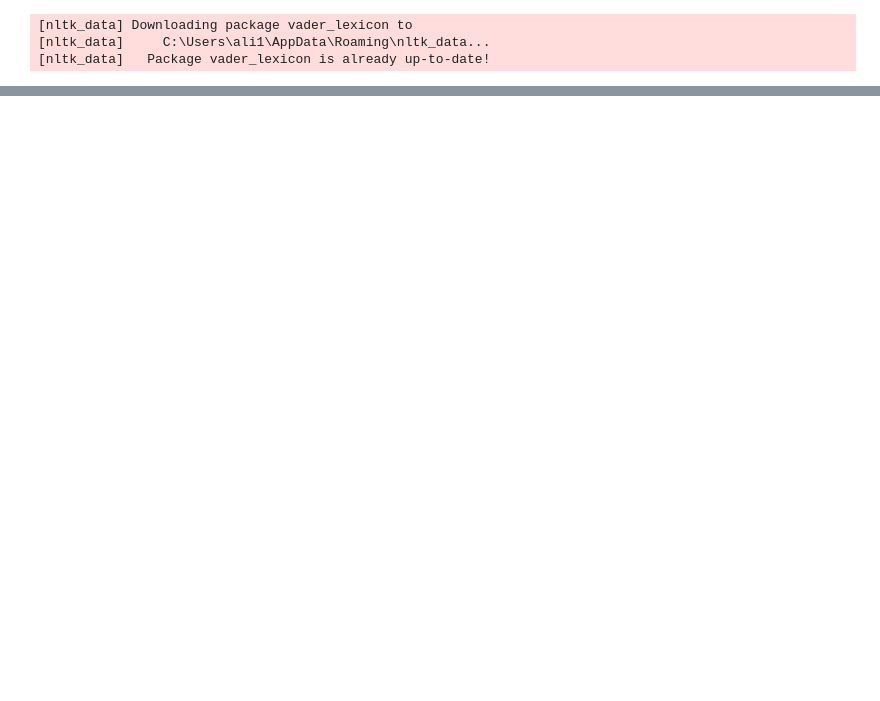
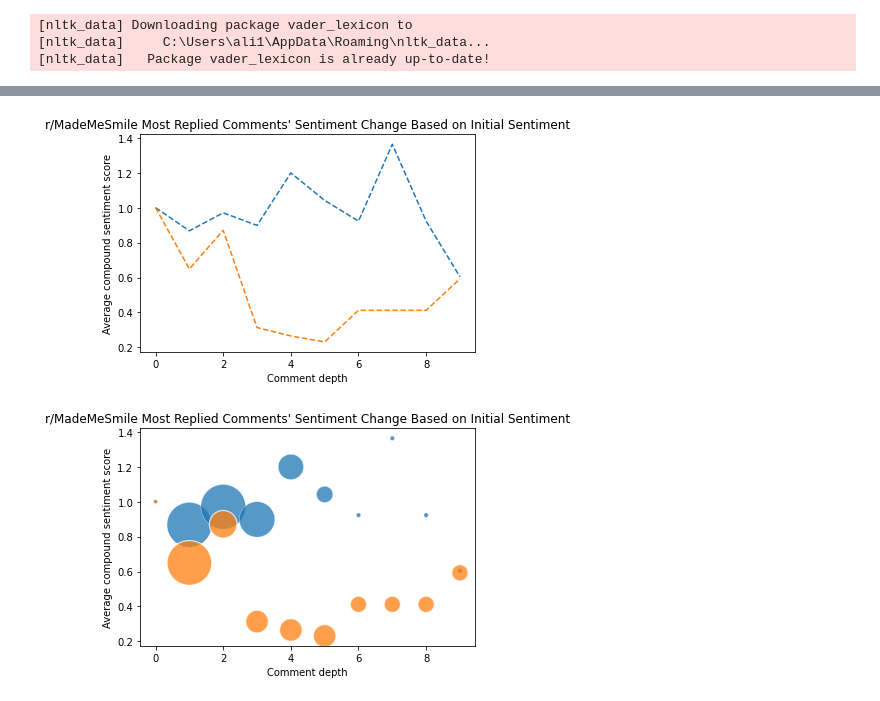
Before and after one commit to olincollege/reddit-sentiment, a Jupyter notebook: reddit-sentiment-analysis.ipynb, the cells around one changed output, grey strips where cells are left out. Saved outputs shown, nothing was run; the diff lists cells and outputs as text; code cells hidden in the pictures; blank space fills up the shorter version.

```diff
--- a/reddit-sentiment-analysis.ipynb
+++ b/reddit-sentiment-analysis.ipynb
@@ -27,0 +113,6 @@ plot_subreddit_bubble('MadeMeSmile')
+# %%
+plot_sentiment_categorized_line(subreddit, sentiment_dicts)
+plot_sentiment_categorized_bubble(subreddit, sentiment_dicts)
+# %% [output]
+[figure, added]
+[figure, added]
```
Also changed, not shown: parts of 4 cells of this notebook.
